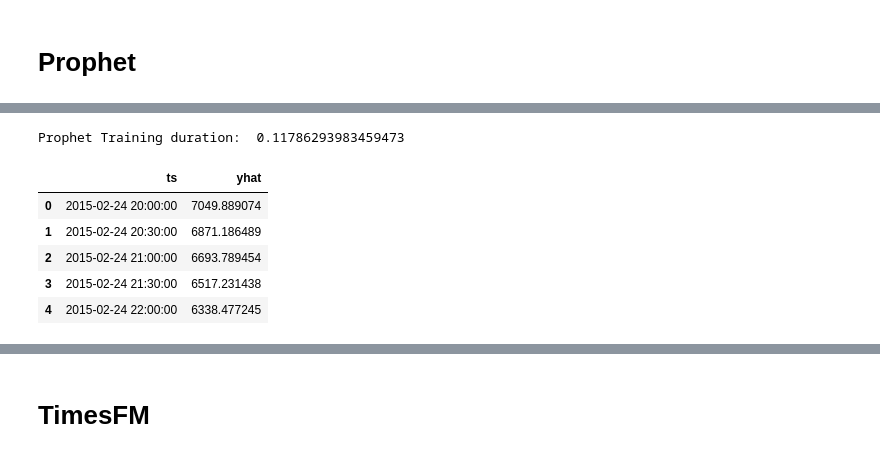
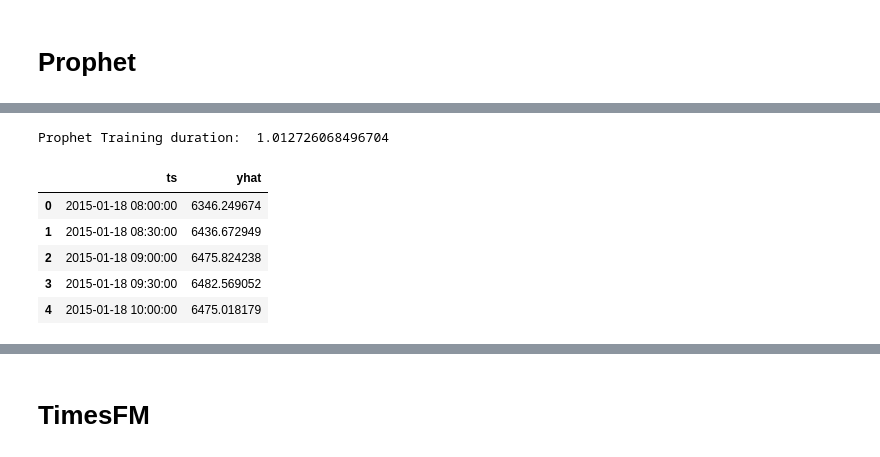
Before and after one commit to florivz/TSF-SS25-TimeGPT, a Jupyter notebook: skripts/forecasting/australian_electricity_model.ipynb, the cells around one changed output, grey strips where cells are left out. Saved outputs shown, nothing was run; the diff lists cells and outputs as text; code cells hidden in the pictures.

```diff
--- a/skripts/forecasting/australian_electricity_model.ipynb
+++ b/skripts/forecasting/australian_electricity_model.ipynb
@@ -46,6 +46,6 @@ plt.show()
 # %%
 # shortening the dataset
-df_recent = df.tail(1000).copy()
+df_recent = df.tail(10000).copy()
 train_ratio = 0.8
 split_idx   = int(len(df_recent) * train_ratio)
 
@@ -188,7 +185,7 @@ plt.show()
 # %%
 # Forecast
 model = Model(df_recent)
-prophet_result = model.prophet()
+prophet_result = model.prophet(freq='30min')
 prophet_result.head()
 # %% [output]
 INFO:prophet:Disabling yearly seasonality. Run prophet with yearly_seasonality=True to override this.
@@ -203,8 +200,8 @@ INFO:cmdstanpy:Chain [1] start processing
 INFO:cmdstanpy:Chain [1] done processing
-Prophet Training duration:  0.11786293983459473
+Prophet Training duration:  1.012726068496704
 |  | ts | yhat |
-| 0 | 2015-02-24 20:00:00 | 7049.889074 |
-| 1 | 2015-02-24 20:30:00 | 6871.186489 |
-| 2 | 2015-02-24 21:00:00 | 6693.789454 |
-| 3 | 2015-02-24 21:30:00 | 6517.231438 |
-| 4 | 2015-02-24 22:00:00 | 6338.477245 |
+| 0 | 2015-01-18 08:00:00 | 6346.249674 |
+| 1 | 2015-01-18 08:30:00 | 6436.672949 |
+| 2 | 2015-01-18 09:00:00 | 6475.824238 |
+| 3 | 2015-01-18 09:30:00 | 6482.569052 |
+| 4 | 2015-01-18 10:00:00 | 6475.018179 |
```
Also changed, not shown: parts of 12 cells of this notebook, 1 other file.
